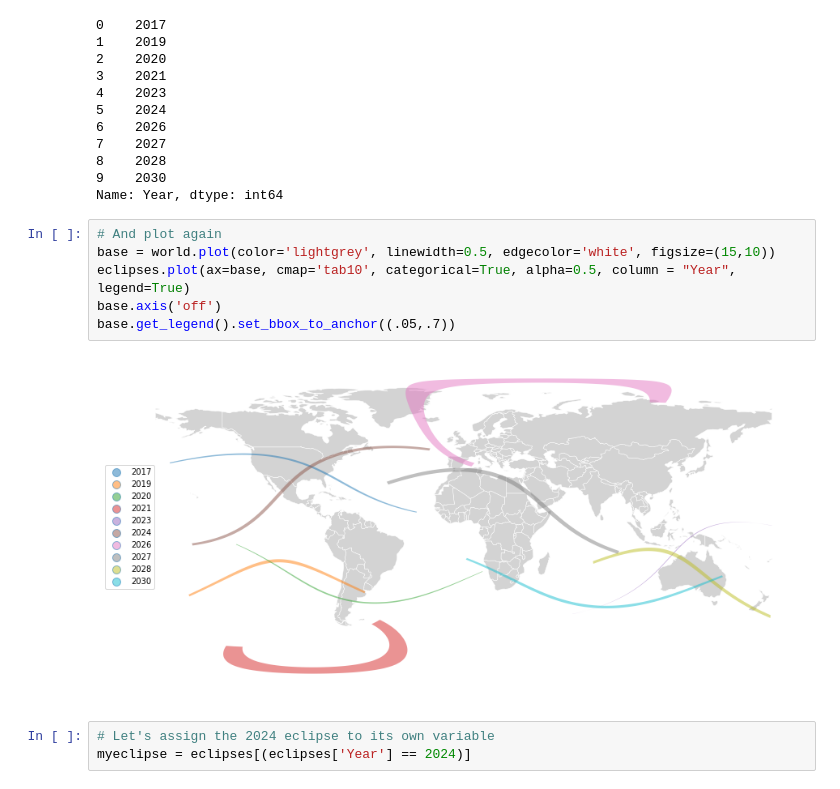
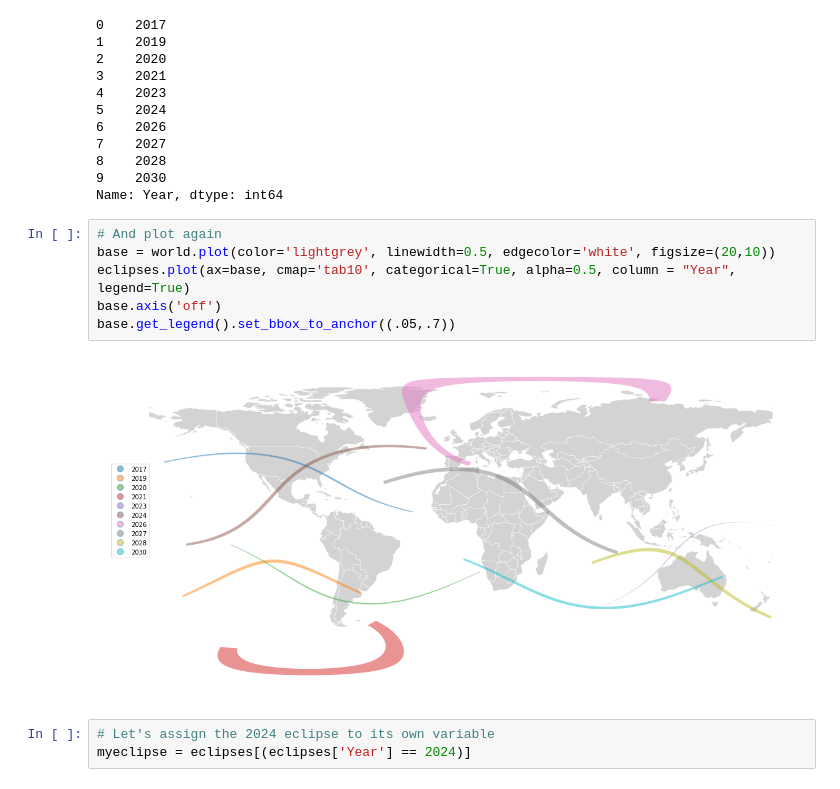
Before and after one commit to christyheaton/mapitwithpython, a Jupyter notebook: Notebook/Presentation.ipynb, the cells around one changed output. Drawn from its saved outputs; the diff is of its cells as text.

```diff
--- a/Notebook/Presentation.ipynb
+++ b/Notebook/Presentation.ipynb
@@ -582,12 +572,12 @@ eclipses['Year']
 Name: Year, dtype: int64
 # %%
 # And plot again
-base = world.plot(color='lightgrey', linewidth=0.5, edgecolor='white', figsize=(15,10))
+base = world.plot(color='lightgrey', linewidth=0.5, edgecolor='white', figsize=(20,10))
 eclipses.plot(ax=base, cmap='tab10', categorical=True, alpha=0.5, column = "Year", legend=True)
 base.axis('off')
 base.get_legend().set_bbox_to_anchor((.05,.7))
 # %% [output]
-[figure, old version]
+[figure, new version]
 # %%
 # Let's assign the 2024 eclipse to its own variable
 myeclipse = eclipses[(eclipses['Year'] == 2024)]
```
Also changed, not shown: parts of 23 cells of this notebook.
